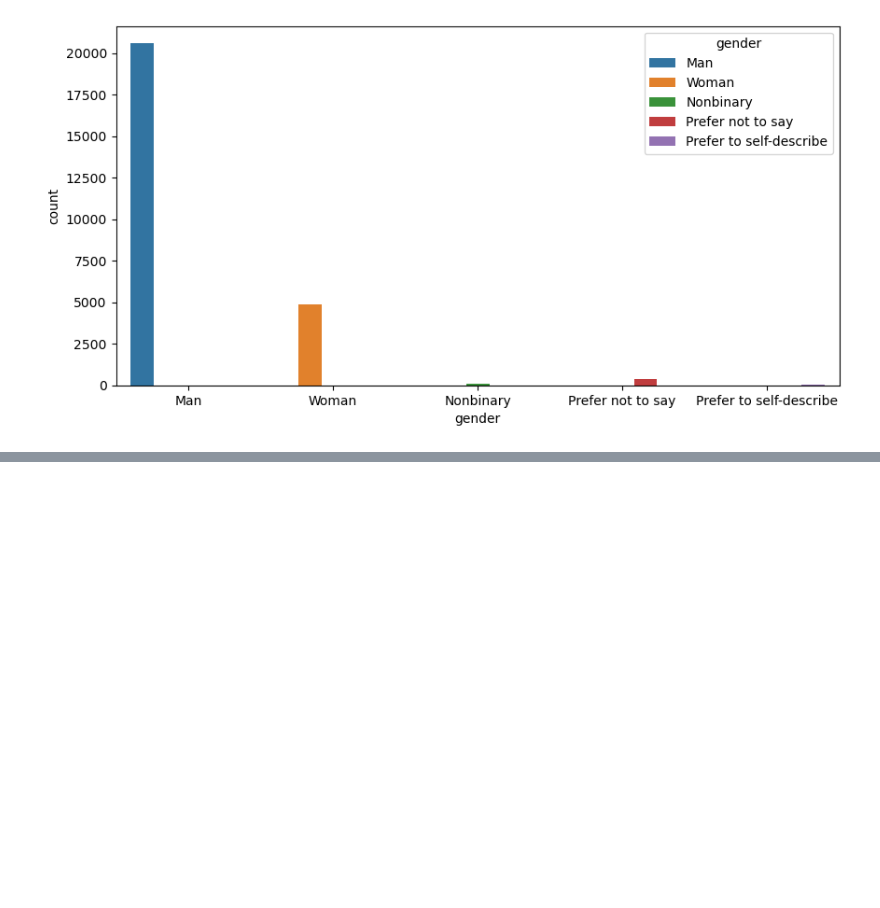
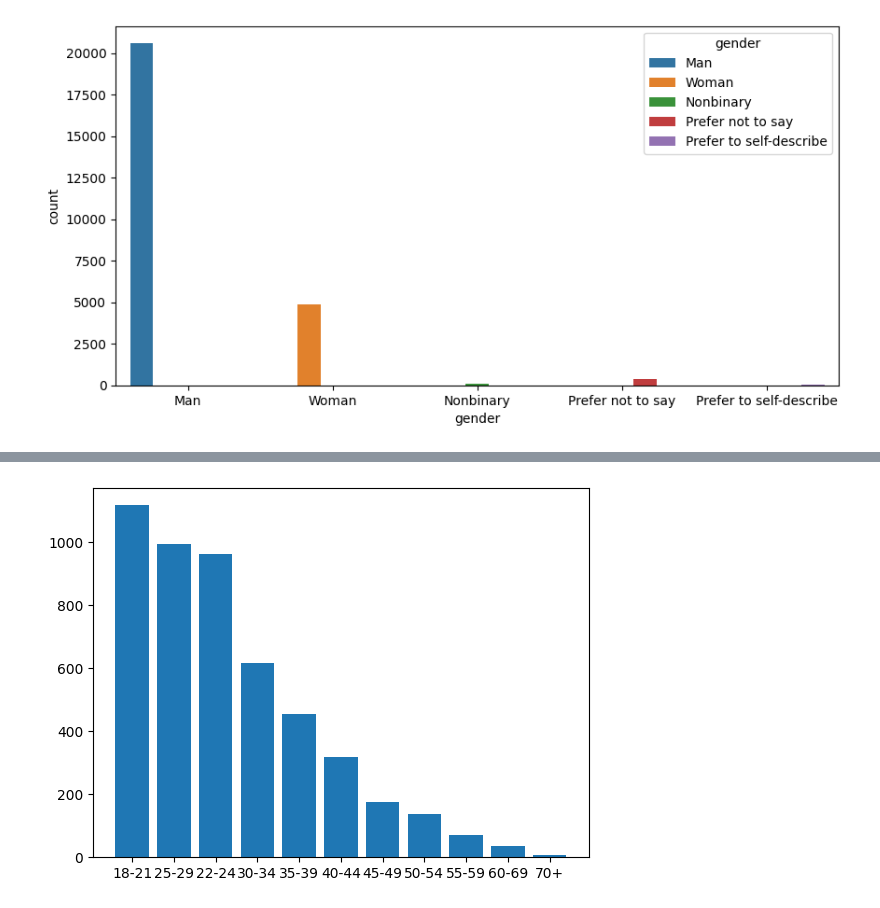
Before and after one commit to LourdesBoj/promoE_modulo2_proyecto_equipo3_AndreaIreneLourdesVictoria, a Jupyter notebook: Jupyter/limpieza_exploracion.ipynb, the cells around one changed output, grey strips where cells are left out. Saved outputs shown, nothing was run; the diff lists cells and outputs as text; code cells hidden in the pictures; blank space fills up the shorter version.

```diff
--- a/Jupyter/limpieza_exploracion.ipynb
+++ b/Jupyter/limpieza_exploracion.ipynb
@@ -239,3 +239,6 @@ plt.figure(figsize = (10,5))
 sns.countplot(x = 'gender', data = tabla_completa, hue = 'gender');
 # %% [output]
 [figure]
+# %%
+df_woman = tabla_completa[tabla_completa["gender"] == "Woman"]
+df_woman.head()
@@ -241,0 +258,3 @@ sns.countplot(x = 'gender', data = tabla_completa, hue = 'gender');
+# %%
+df_edad = df_woman["age"].value_counts().reset_index()
+df_edad
@@ -241,0 +274,4 @@ sns.countplot(x = 'gender', data = tabla_completa, hue = 'gender');
+# %%
+plt.bar(x = df_edad["age"], height = df_edad["count"]);
+# %% [output]
+[figure, added]
```
Also changed, not shown: parts of 12 cells of this notebook.
